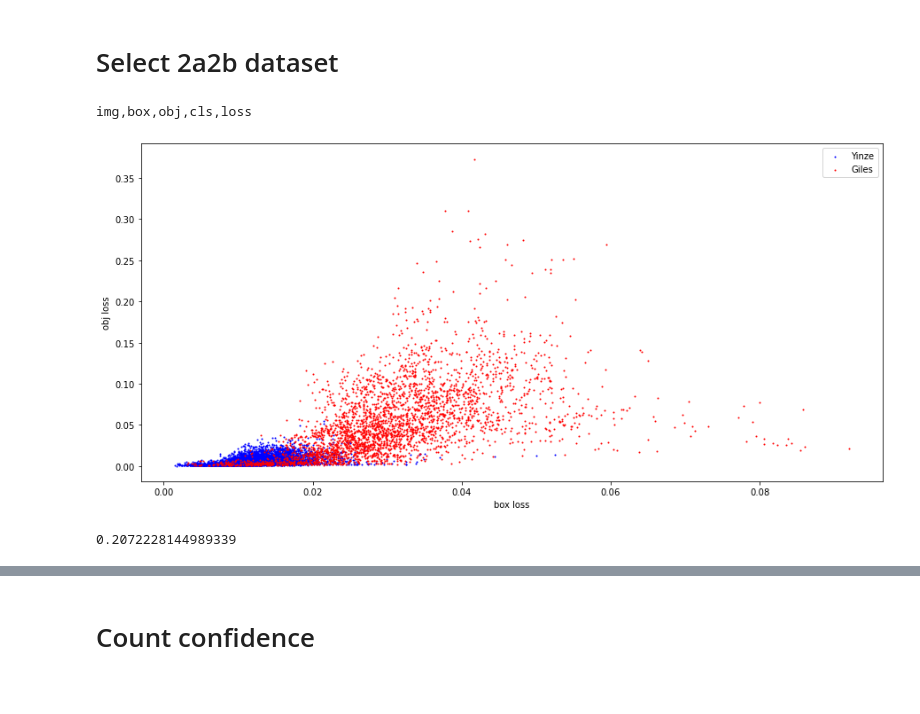
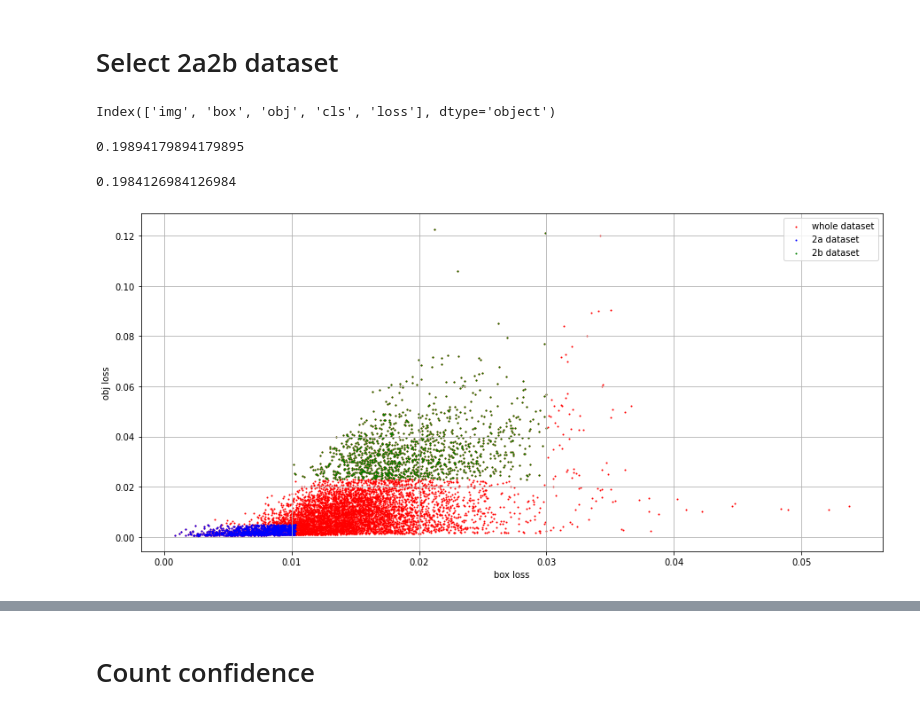
Before and after one commit to liyinze1/Robbins-to-THEMIS, a Jupyter notebook: demo.ipynb, the cells around one changed output, grey strips where cells are left out. Drawn from its saved outputs; the diff is of its cells as text; code cells hidden in the pictures.

```diff
--- a/demo.ipynb
+++ b/demo.ipynb
@@ -88,49 +89,38 @@ for image_name in image_list[:1]:
 # %% [markdown]
 # Select 2a2b dataset
 # %%
-f = open('combined/loss_rank.csv', 'r')
-print(f.readline())
-rank = [(line.split(',')[0], *[float(loss) for loss in line.split(',')[1:]]) for line in f.read().splitlines()]
+# f = open('combined/loss_rank.csv', 'r')
+# print(f.readline())
+# rank = [(line.split(',')[0], *[float(loss) for loss in line.split(',')[1:]]) for line in f.read().splitlines()]
+# f.close()
+
+rank = pd.read_csv('combined/loss_rank.csv')
+rank.columns
 # %% [output]
-img,box,obj,cls,loss
+Index(['img', 'box', 'obj', 'cls', 'loss'], dtype='object')
+# %%
+index = np.array(rank['box'] < 0.0103) & np.array(rank['obj'] < 0.005)
+data_2a = rank[index]
+data_2a_set = set('_'.join(name.split('_')[:2]) for name in data_2a['img'])
+len(data_2a_set) / len(rank) * 4
+# %% [output]
+0.19894179894179895
+# %%
+index = np.array(rank['box'] < 0.03) & np.array(rank['obj'] > 0.023)
+data_2b = rank[index]
+data_2b_set = set('_'.join(name.split('_')[:2]) for name in data_2b['img'])
+len(data_2b_set) / len(rank) * 4
+# %% [output]
+0.1984126984126984
 # %%
 plt.figure(figsize=(15,7))
-yinze_x = []
-yinze_y = []
-giles_x = []
-giles_y = []
-for loss in tqdm(rank):
-    if loss[0].split('_')[1][0] == '-':
-        yinze_x.append(loss[1])
-        yinze_y.append(loss[2])
-    else:
-        giles_x.append(loss[1])
-        giles_y.append(loss[2])
-plt.scatter(x=yinze_x, y=yinze_y, s=1, color='b', label='Yinze')
-plt.scatter(x=giles_x, y=giles_y, s=1, color='r', label='Giles')
+plt.scatter(rank['box'], rank['obj'], s=1, color='r', label='whole dataset')
+plt.scatter(data_2a['box'], data_2a['obj'], s=1, color='b', label='2a dataset')
+plt.scatter(data_2b['box'], data_2b['obj'], s=1, color='g', label='2b dataset')
+plt.grid()
 plt.xlabel('box loss')
 plt.ylabel('obj loss')
 plt.legend()
 plt.show()
 # %% [output]
-[figure, old version]
+[figure, new version]
-# %%
-# 2a
-# size = 1800
-size = 2400
-
-rank.sort(key=lambda loss: loss[1])
-accurate = rank[:size]
-
-rank.sort(key=lambda loss: loss[2])
-clean = rank[:size]
-
-# data_2a = set(['_'.join(loss[0].split('_')[:2]) + '.png\n' for loss in clean if loss in accurate])
-data_2a = [loss[0] + '.png\n' for loss in clean if loss in accurate]
-print(len(data_2a) / len(rank))
-
-f = open('combined/data_2a.txt', 'w')
-f.writelines(data_2a)
-f.close()
-# %% [output]
-0.2072228144989339
```
Also changed, not shown: parts of 6 cells of this notebook, 2 other files.
